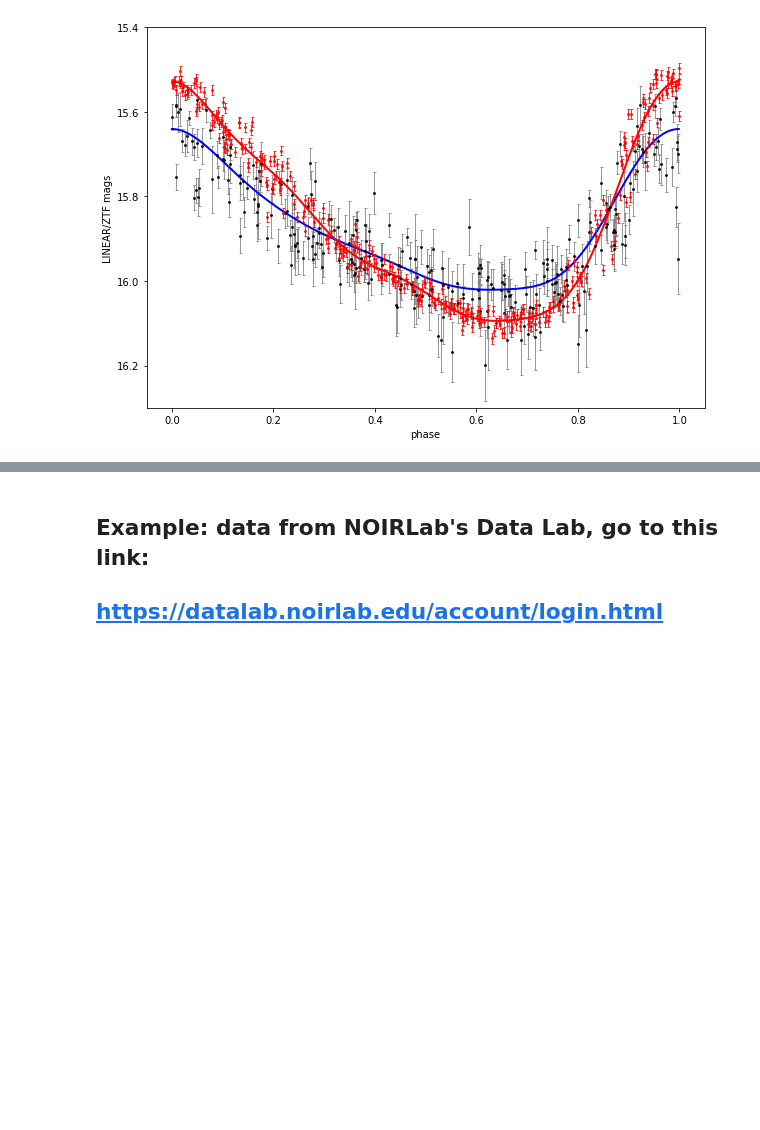
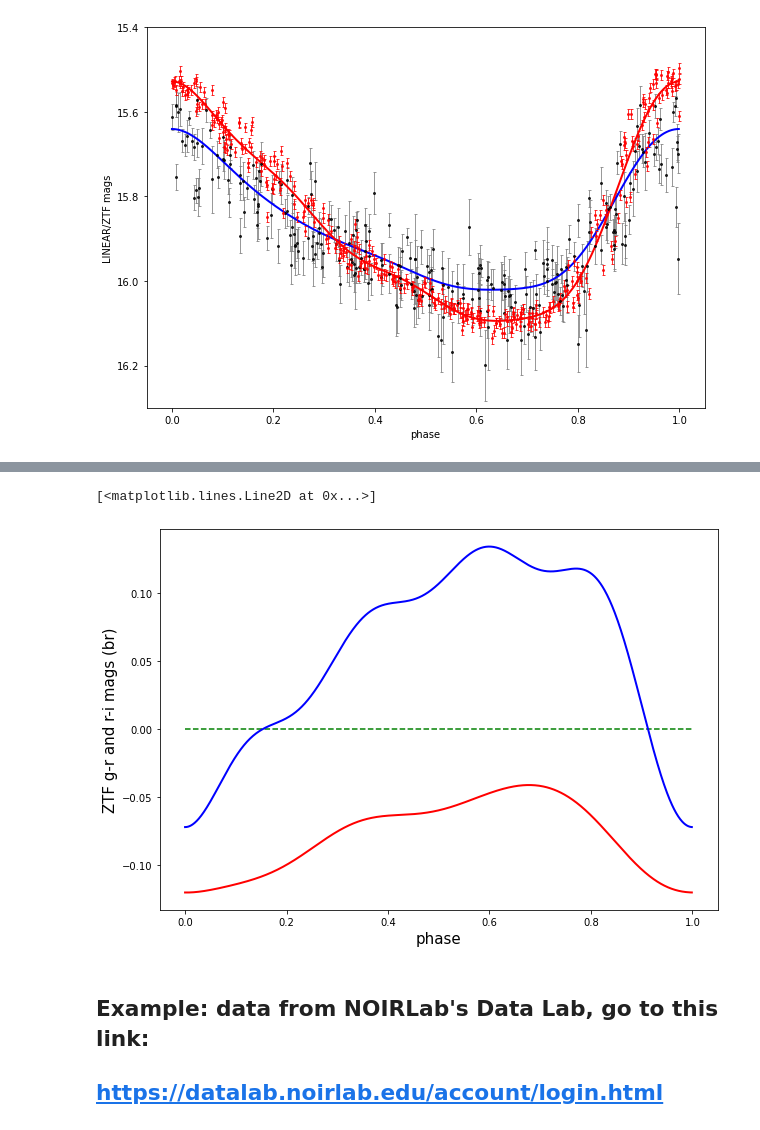
Before and after one commit to VaticanObsSummerSchool2023/lectures, a Jupyter notebook: IvezicJune7.ipynb, the cells around one changed output, grey strips where cells are left out. Drawn from its saved outputs; the diff is of its cells as text; code cells hidden in the pictures; blank space fills up the shorter version.

```diff
--- a/IvezicJune7.ipynb
+++ b/IvezicJune7.ipynb
@@ -324,0 +322,22 @@ ax.set_ylim(16.3, 15.4)
+# %%
+ZTFbands = ['zg', 'zr', 'zi']
+LCs = {}
+tZ = {}
+magZ = {}
+magErrZ = {}
+phaseZ = {}
+mfitZ = {}
+phasedtZ = {}
+plotcolors = {}
+plotcolors['zg'] = 'b'
+plotcolors['zr'] = 'g'
+plotcolors['zi'] = 'r'
+for b in ZTFbands:
+    LCs[b] = LC.loc[LC['filtercode'] == b]
+    tZ[b] = LCs[b]['mjd']
+    magZ[b] = LCs[b]['mag']
+    magErrZ[b] = LCs[b]['magerr']
+    # do a fit to the first 4 Fourier components for ZTF data in this band
+    mtfZ = MultiTermFit(omega_best, 4)
+    mtfZ.fit(tZ[b], magZ[b], magErrZ[b])
+    phaseZ[b], mfitZ[b], phasedtZ[b] = mtfZ.predict(1000, return_phased_times=True)
@@ -325,3 +356,14 @@ ax.set_ylim(16.3, 15.4)
+# %%
+## and now plot colors instead of mags (we need to use models because of different gri sampling)
+fig,ax = plt.subplots(1,1,figsize=(10,7))
+ax.set_xlabel('phase', fontsize=15)
+ax.set_ylabel('ZTF g-r and r-i mags (br)', fontsize=15)
+ax.plot([0,1],[0, 0], '--g')
+ax.plot(phaseZ['zg'], mfitZ['zg']-mfitZ['zr'], 'b', markeredgecolor='b', lw=2, fillstyle='top', linestyle='solid')
+ax.plot(phaseZ['zr'], mfitZ['zr']-mfitZ['zi'], 'r', markeredgecolor='r', lw=2, fillstyle='top', linestyle='solid')
+# %% [output]
+[<matplotlib.lines.Line2D at 0x...>]
+[figure, added]
 # %% [markdown]
 ## Example: data from NOIRLab's Data Lab, go to this link: <a id='Gaia'></a>
 ## https://datalab.noirlab.edu/account/login.html
```
Also changed, not shown: parts of 3 cells of this notebook.
